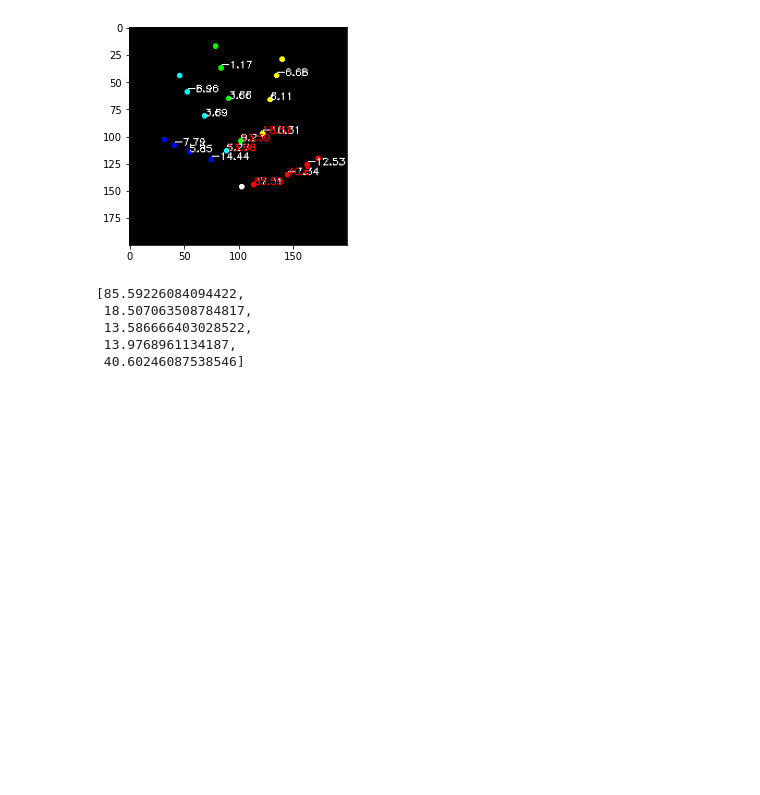
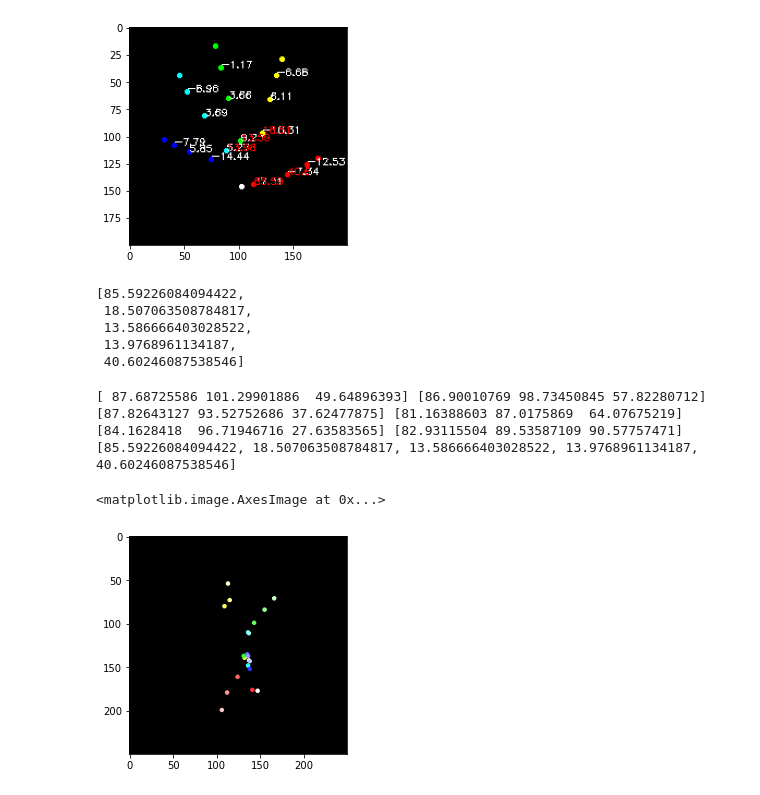
Before and after one commit to SnowWindSaveYou/LiveHandGestureUseDepthCamera, a Jupyter notebook: AnatomicalFilter.ipynb, the cells around one changed output. Saved outputs shown, nothing was run; the diff lists cells and outputs as text; code cells hidden in the pictures; blank space fills up the shorter version.

```diff
--- a/AnatomicalFilter.ipynb
+++ b/AnatomicalFilter.ipynb
@@ -240,35 +243,5 @@ PIP_AA       = [15,-15]
 MCP_FE       = [90,-40]
 PIP_FE       = [130,0]
 DIP_FE       = [90,-30]
+
+HANDCONSTRAINS = [MCP_FE,PIP_FE,DIP_FE]
-# %%
-
-
-def redirectVector(vec1,vec2,axis,angle,constrain):
-    if (angle>0 and angle<=constrain[0]) or (angle<=0 and angle>= constrain[1]) :
-        return vec1
-    if (angle>0 and angle>constrain[0]):
-        angle = constrain[0]
-    elif (angle<=0 and angle<= constrain[1]) :
-        angle = constrain[1]
-
-    # n = np.cross(vec1,vec2)
-    # n/= np.linalg.norm(n)
-    # if np.dot(n,axis)<0:
-    #     n = -n
-    vec = vec2/np.linalg.norm(vec2) *np.linalg.norm(vec1)
-    coord = getCoord(np.array([0,0,0],vec1,vec2))
-    invCoord = np.linalg.inv(coord)
-    vec_ = np.matmul(vec,invCoord)
-
-    rotateMatZ = np.eye(4)
-    rotateMatZ[:2,:2] = np.array([
-        [np.cos(rz),-np.sin(rz)],
-        [np.sin(rz),np.cos(rz)]
-    ])
-
-    rotate=np.array()
-
-    pass
-
-def constrainHand(landmark):
-    pass
@@ -274,0 +299,15 @@ def constrainHand(landmark):
+# %%
+landmark2 = constrainHand(sample_error)+50
+image = np.zeros((250,250,3), np.uint8)
+image = utils.display.drawResult(np.array(landmark2,np.int32),image=image,colorMap=FINGER_COLORS_CC)
+feangleList = getFlexionExtensionAngleList(landmark2)
+# image = drawAngle(image,landmark2, feangleList)
+print(aaanglelist)
+plt.imshow(image)
+# %% [output]
+[ 87.68725586 101.29901886  49.64896393] [86.90010769 98.73450845 57.82280712]
+[87.82643127 93.52752686 37.62477875] [81.16388603 87.0175869  64.07675219]
+[84.1628418  96.71946716 27.63583565] [82.93115504 89.53587109 90.57757471]
+[85.59226084094422, 18.507063508784817, 13.586666403028522, 13.9768961134187, 40.60246087538546]
+<matplotlib.image.AxesImage at 0x...>
+[figure, added]
```
Also changed, not shown: parts of 3 cells of this notebook, 13 other files.
